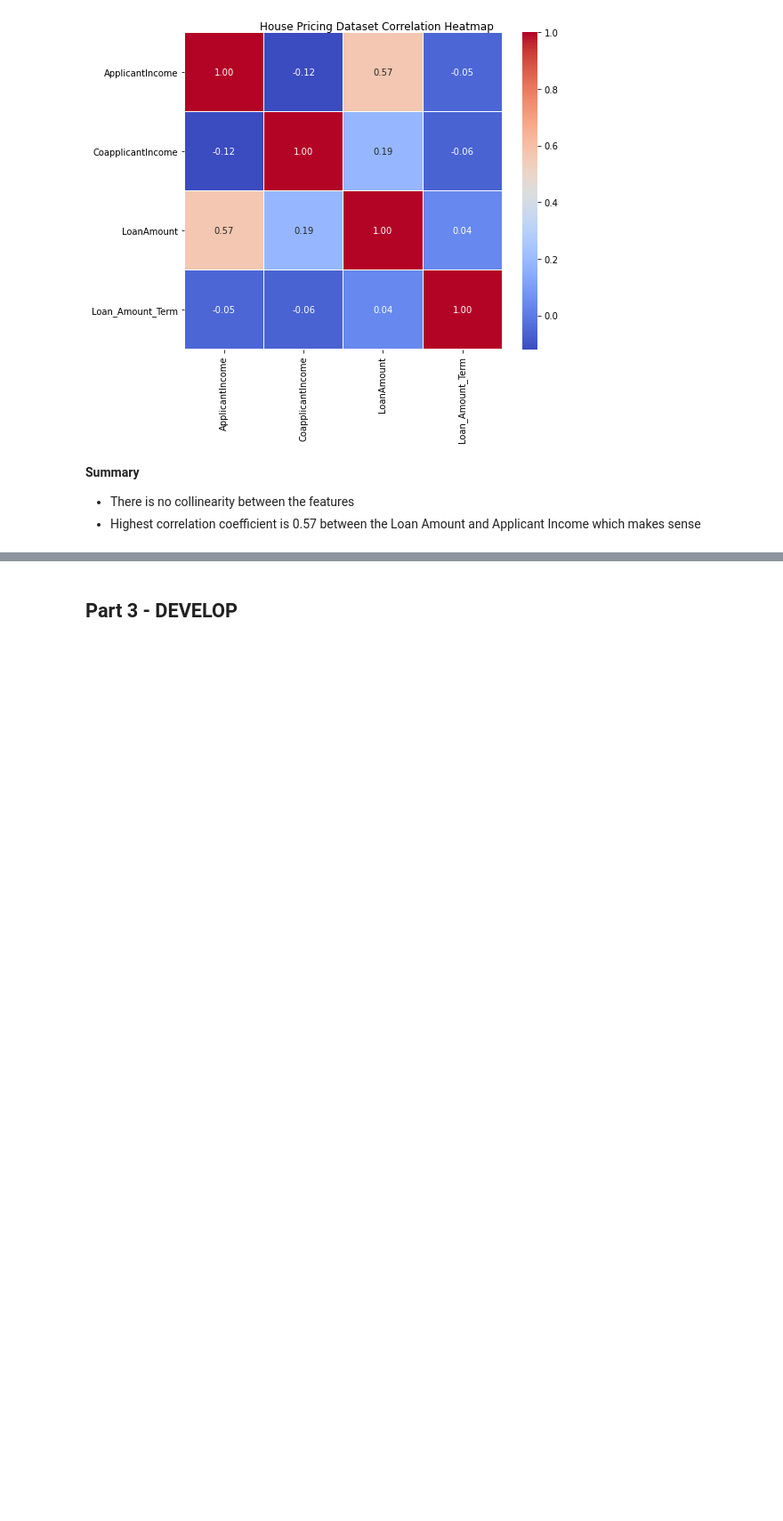
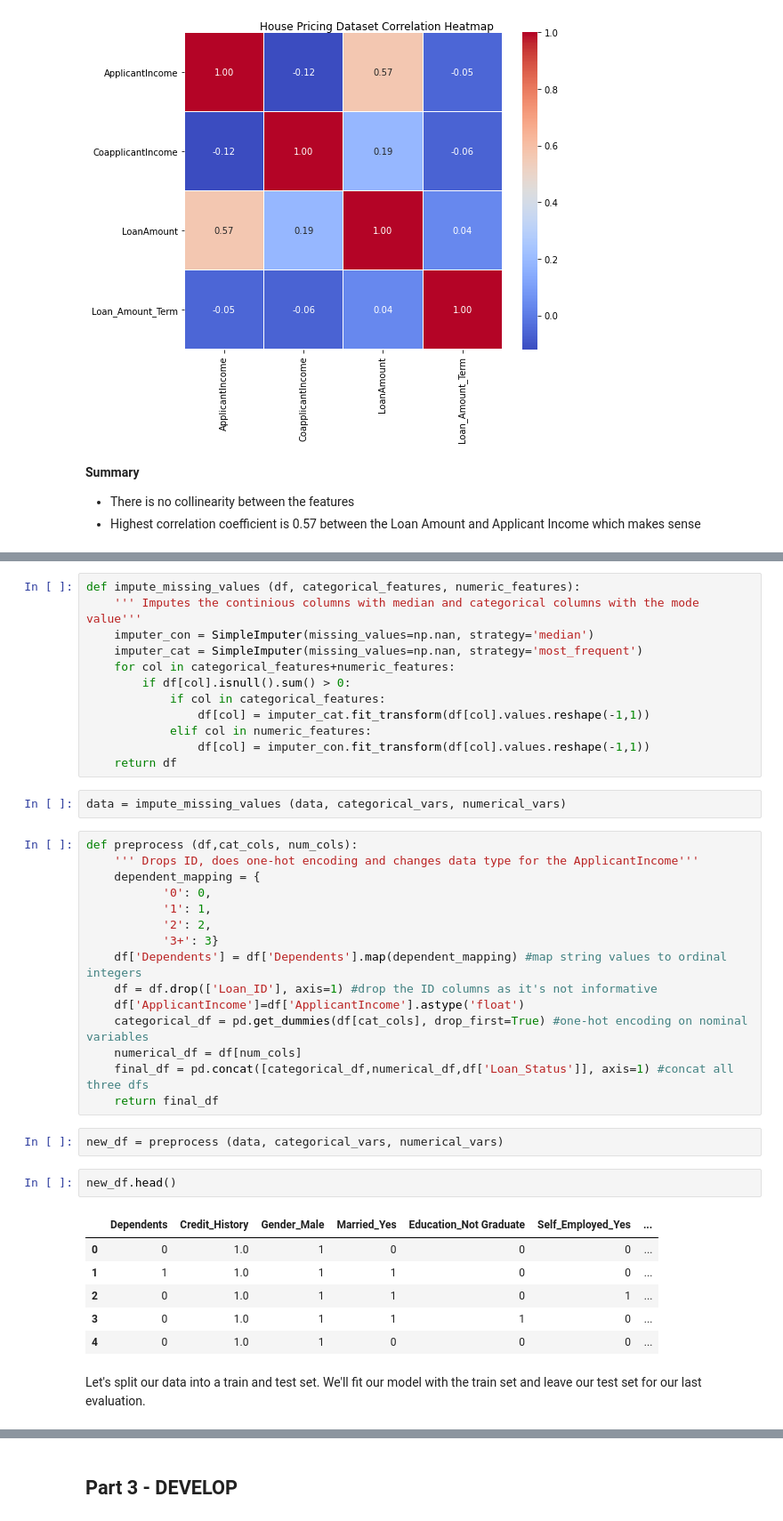
Before and after one commit to vbabashov/loan-classification, a Jupyter notebook: notebooks/loan_prediction.ipynb, the cells around one changed output, grey strips where cells are left out. Shown at 89% size. Cells and saved outputs as stored; diff of their text form; blank space fills up the shorter version.

```diff
--- a/notebooks/loan_prediction.ipynb
+++ b/notebooks/loan_prediction.ipynb
@@ -228,0 +270,42 @@ t = f.suptitle('House Pricing Dataset Correlation Heatmap', fontsize=12)
+# %%
+def impute_missing_values (df, categorical_features, numeric_features):
+    ''' Imputes the continious columns with median and categorical columns with the mode value'''
+    imputer_con = SimpleImputer(missing_values=np.nan, strategy='median')
+    imputer_cat = SimpleImputer(missing_values=np.nan, strategy='most_frequent')
+    for col in categorical_features+numeric_features:
+        if df[col].isnull().sum() > 0:
+            if col in categorical_features:
+                df[col] = imputer_cat.fit_transform(df[col].values.reshape(-1,1))
+            elif col in numeric_features:
+                df[col] = imputer_con.fit_transform(df[col].values.reshape(-1,1))
+    return df
+# %%
+data = impute_missing_values (data, categorical_vars, numerical_vars)
+# %%
+def preprocess (df,cat_cols, num_cols):
+    ''' Drops ID, does one-hot encoding and changes data type for the ApplicantIncome'''
+    dependent_mapping = {
+           '0': 0,
+           '1': 1,
+           '2': 2,
+           '3+': 3}
+    df['Dependents'] = df['Dependents'].map(dependent_mapping) #map string values to ordinal integers
+    df = df.drop(['Loan_ID'], axis=1) #drop the ID columns as it's not informative
+    df['ApplicantIncome']=df['ApplicantIncome'].astype('float')
+    categorical_df = pd.get_dummies(df[cat_cols], drop_first=True) #one-hot encoding on nominal variables
+    numerical_df = df[num_cols]
+    final_df = pd.concat([categorical_df,numerical_df,df['Loan_Status']], axis=1) #concat all three dfs
+    return final_df
+# %%
+new_df = preprocess (data, categorical_vars, numerical_vars)
+# %%
+new_df.head()
+# %% [output]
+|  | Dependents | Credit_History | Gender_Male | Married_Yes | Education_Not Graduate | Self_Employed_Yes | ... |
+| 0 | 0 | 1.0 | 1 | 0 | 0 | 0 | ... |
+| 1 | 1 | 1.0 | 1 | 1 | 0 | 0 | ... |
+| 2 | 0 | 1.0 | 1 | 1 | 0 | 1 | ... |
+| 3 | 0 | 1.0 | 1 | 1 | 1 | 0 | ... |
+| 4 | 0 | 1.0 | 1 | 0 | 0 | 0 | ... |
+# %% [markdown]
+Let's split our data into a train and test set. We'll fit our model with the train set and leave our test set for our last evaluation.
```
Also changed, not shown: parts of 28 cells of this notebook.
